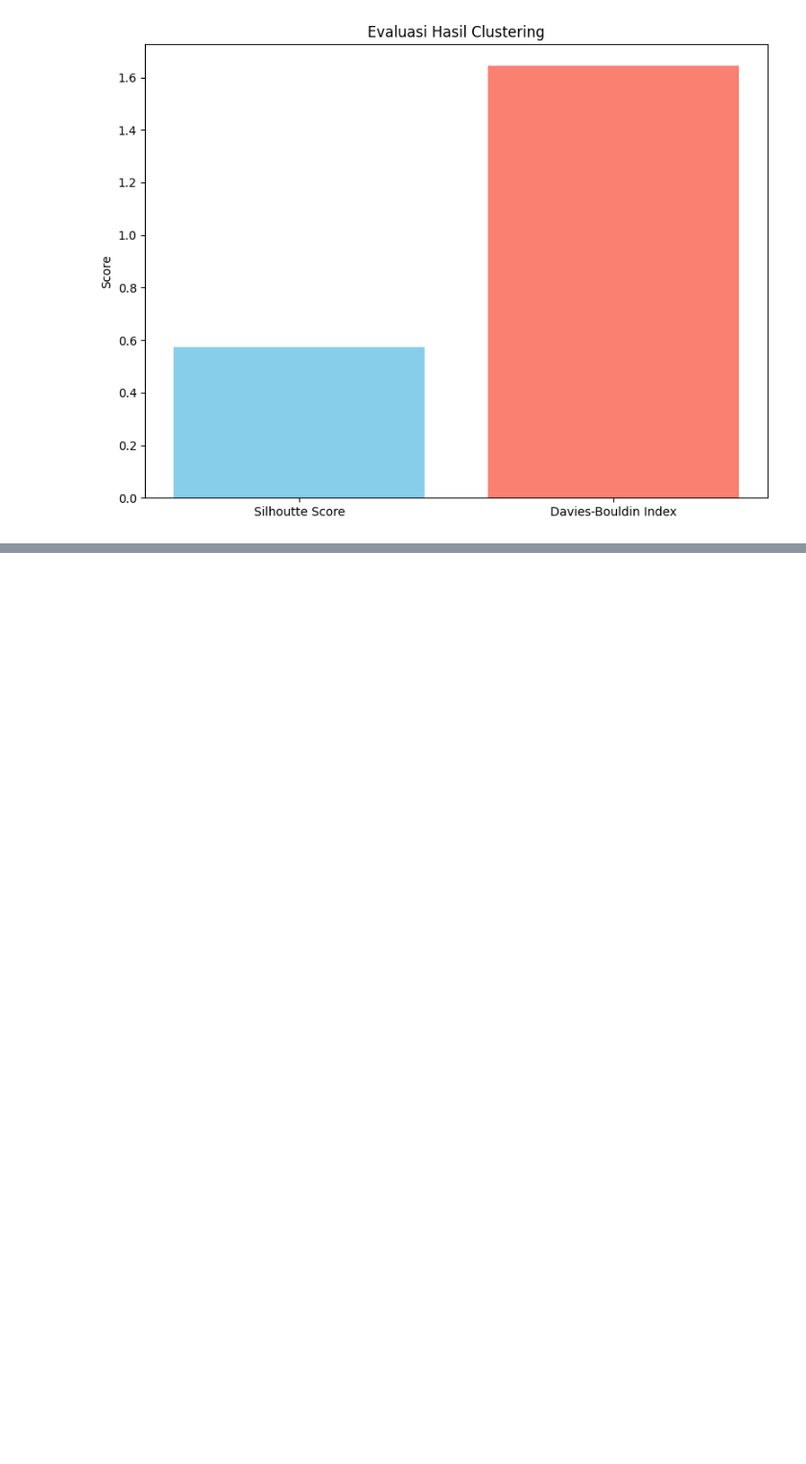
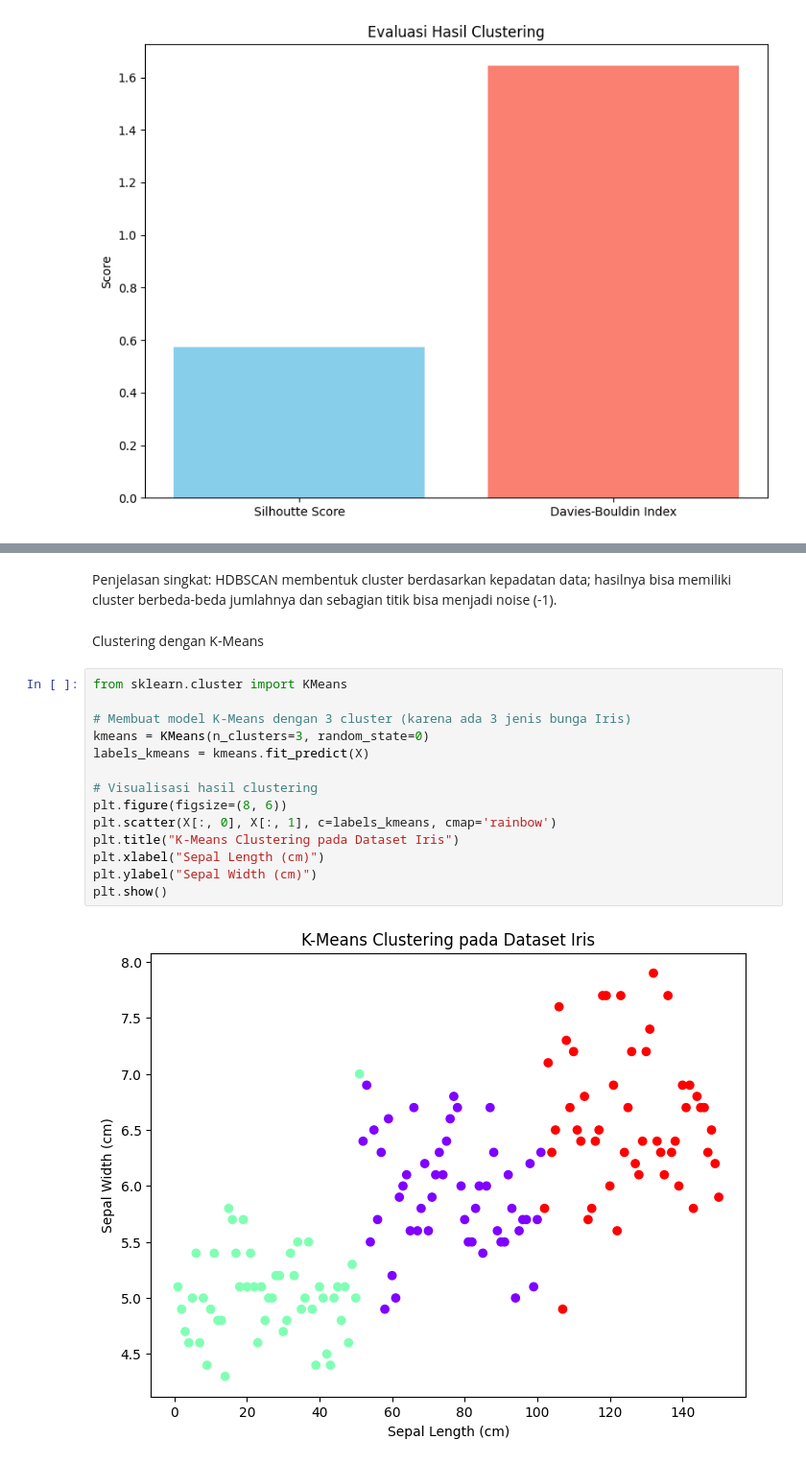
Before and after one commit to RizkyaSalsabila/Assignment-Sem5_ML_Rizkya-Salsabila, a Jupyter notebook: praktikum_05/TG5_2341720056_Rizkya_Salsabila.ipynb, the cells around one changed output, grey strips where cells are left out. Shown at 96% size. Saved outputs shown, nothing was run; the diff lists cells and outputs as text; blank space fills up the shorter version.

```diff
--- a/praktikum_05/TG5_2341720056_Rizkya_Salsabila.ipynb
+++ b/praktikum_05/TG5_2341720056_Rizkya_Salsabila.ipynb
@@ -314,0 +363,21 @@ plt.show()
+# %% [markdown]
+Penjelasan singkat:
+HDBSCAN membentuk cluster berdasarkan kepadatan data; hasilnya bisa memiliki cluster berbeda-beda jumlahnya dan sebagian titik bisa menjadi noise (-1).
+# %% [markdown]
+Clustering dengan K-Means
+# %%
+from sklearn.cluster import KMeans
+
+# Membuat model K-Means dengan 3 cluster (karena ada 3 jenis bunga Iris)
+kmeans = KMeans(n_clusters=3, random_state=0)
+labels_kmeans = kmeans.fit_predict(X)
+
+# Visualisasi hasil clustering
+plt.figure(figsize=(8, 6))
+plt.scatter(X[:, 0], X[:, 1], c=labels_kmeans, cmap='rainbow')
+plt.title("K-Means Clustering pada Dataset Iris")
+plt.xlabel("Sepal Length (cm)")
+plt.ylabel("Sepal Width (cm)")
+plt.show()
+# %% [output]
+[figure, added]
```
Also changed, not shown: parts of 17 cells of this notebook.
